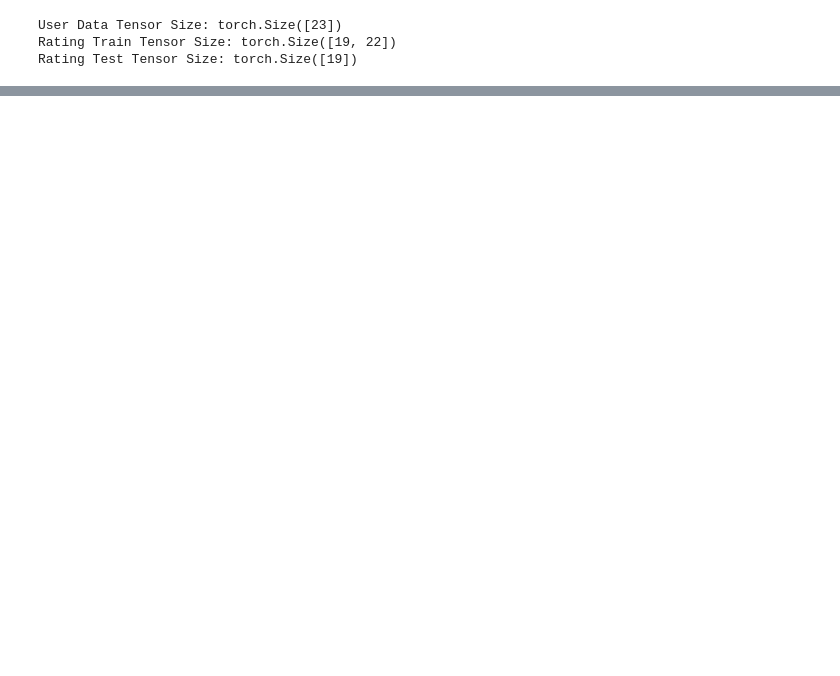
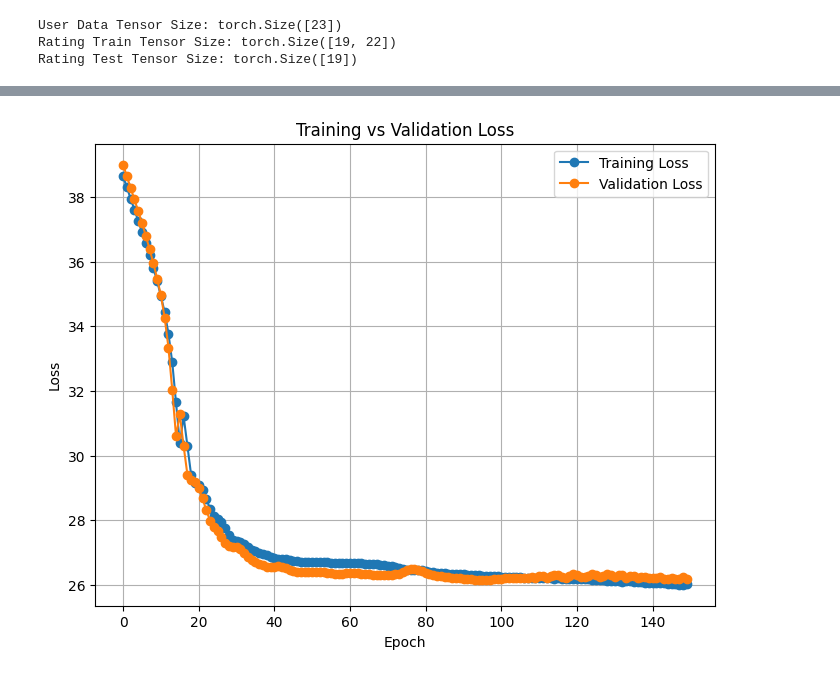
Before and after one commit to Lingfeng555/DeepLearning, a Jupyter notebook: submission2/attempt_1.ipynb, the cells around one changed output, grey strips where cells are left out. Saved outputs shown, nothing was run; the diff lists cells and outputs as text; code cells hidden in the pictures; blank space fills up the shorter version.

```diff
--- a/submission2/attempt_1.ipynb
+++ b/submission2/attempt_1.ipynb
@@ -31,7 +33,7 @@ train_dataloader = DataLoader(train_dataset, batch_size=BATCH, shuffle=True, num
 test_dataloader = DataLoader(test_dataset, batch_size=BATCH, shuffle=True, num_workers=NUN_THREADS)
 val_dataloader = DataLoader(val_dataset, batch_size=BATCH, shuffle=True, num_workers=NUN_THREADS)
 # %%
-user_data_tensor, rating_train_tensor, rating_test_tensor = val_dataset.__getitem__(1)
+user_data_tensor, rating_train_tensor, rating_test_tensor, _ = val_dataset.__getitem__(1)
 
 print("User Data Tensor Size:", user_data_tensor.size())
 print("Rating Train Tensor Size:", rating_train_tensor.size())
@@ -63,5 +65,9 @@ model = Recommender(
         final_regressor_output_len=19
     ).to(DEVICE)
 
+if os.path.exists("recommender_1.pth"):
+    print("MODELO CARGADO UWU")
+    model.load_state_dict(torch.load("recommender_1.pth", weights_only=True))
+
 print(f"Model parameters: {sum(p.numel() for p in model.parameters())}")
 # %% [output]
@@ -73,35 +80,37 @@ optimizer = optim.Adam(model.parameters(), lr=LEARNING_RATE)
 # Crear la función de pérdida para regresión (Mean Squared Error Loss)
 criterion = nn.MSELoss(reduction="sum")
 # %%
+train_loss_record = []
+valid_loss_record = []
 for epoch in range(NUM_EPOCH):
     # --- Training Phase ---
     model.train()  # Set model to training mode
     running_train_loss = 0.0
 
-    for user_data_tensor, rating_train_tensor, rating_test_tensor in train_dataloader:
+    for user_data_tensor, rating_train_tensor, rating_test_tensor, _ in train_dataloader:
         optimizer.zero_grad()
 
-        outputs = model(user_data_tensor.to(DEVICE), rating_train_tensor.to(DEVICE)).to(DEVICE)
-        loss = criterion(outputs.to(DEVICE), rating_test_tensor.to(DEVICE))
+        outputs = model(user_data_tensor.float().to(DEVICE), rating_train_tensor.float().to(DEVICE)).to(DEVICE)
+        loss = criterion(outputs.to(DEVICE), rating_test_tensor.float().to(DEVICE))
 
         loss.backward()                 # Backpropagation
         optimizer.step()                # Update model parameters
         running_train_loss += loss.item() * rating_test_tensor.size()[1]
 
     epoch_train_loss = running_train_loss / len(train_dataloader.dataset)
-
+    train_loss_record.append(epoch_train_loss)
     # --- Validation Phase ---32
     model.eval()  # Set model to evaluation mode
     running_val_loss = 0.0
     with torch.no_grad():
-        for user_data_tensor, rating_train_tensor, rating_test_tensor in val_dataloader:
+        for user_data_tensor, rating_train_tensor, rating_test_tensor, _ in val_dataloader:
 
-            outputs = model(user_data_tensor.to(DEVICE), rating_train_tensor.to(DEVICE))
-            loss = criterion(outputs, rating_test_tensor.to(DEVICE))
+            outputs = model(user_data_tensor.float().to(DEVICE), rating_train_tensor.float().to(DEVICE))
+            loss = criterion(outputs, rating_test_tensor.float().to(DEVICE))
 
             running_val_loss += loss.item() * rating_test_tensor.size()[1]
 
     epoch_val_loss = running_val_loss / len(val_dataloader.dataset)
-
+    valid_loss_record.append(epoch_val_loss)
     print(f"Epoch [{epoch+1}/{NUM_EPOCH}] - Train Loss: {epoch_train_loss:.4f}, Val Loss: {epoch_val_loss:.4f}")
 # %% [output]
@@ -125,0 +136,23 @@ KeyboardInterrupt:
+# %%
+# Create a plot with specified figure size
+plt.figure(figsize=(8, 6))
+
+# Plot training and validation loss records
+plt.plot(train_loss_record, label="Training Loss", marker='o')
+plt.plot(valid_loss_record, label="Validation Loss", marker='o')
+
+# Adding labels and title for clarity
+plt.xlabel("Epoch")
+plt.ylabel("Loss")
+plt.title("Training vs Validation Loss")
+
+# Add a legend to differentiate the plots
+plt.legend()
+
+# Optionally add a grid for better readability
+plt.grid(True)
+
+# Display the plot
+plt.show()
+# %% [output]
+[figure, added]
```
Also changed, not shown: parts of 9 cells of this notebook, 12 other files.
